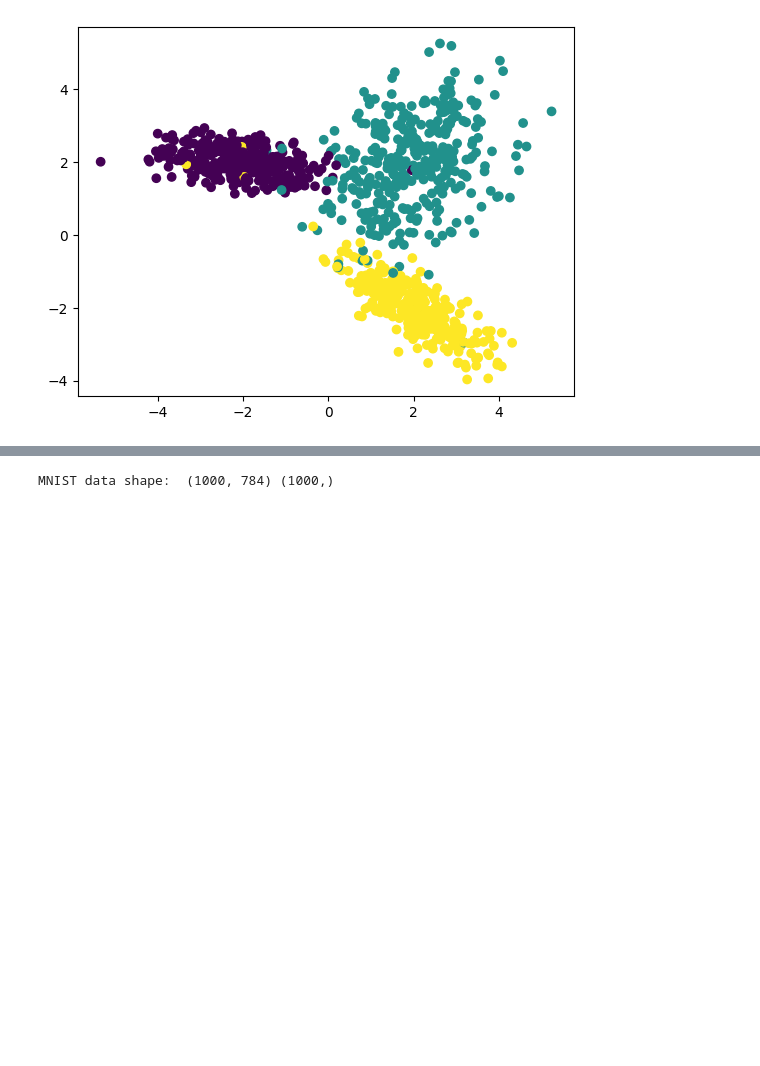
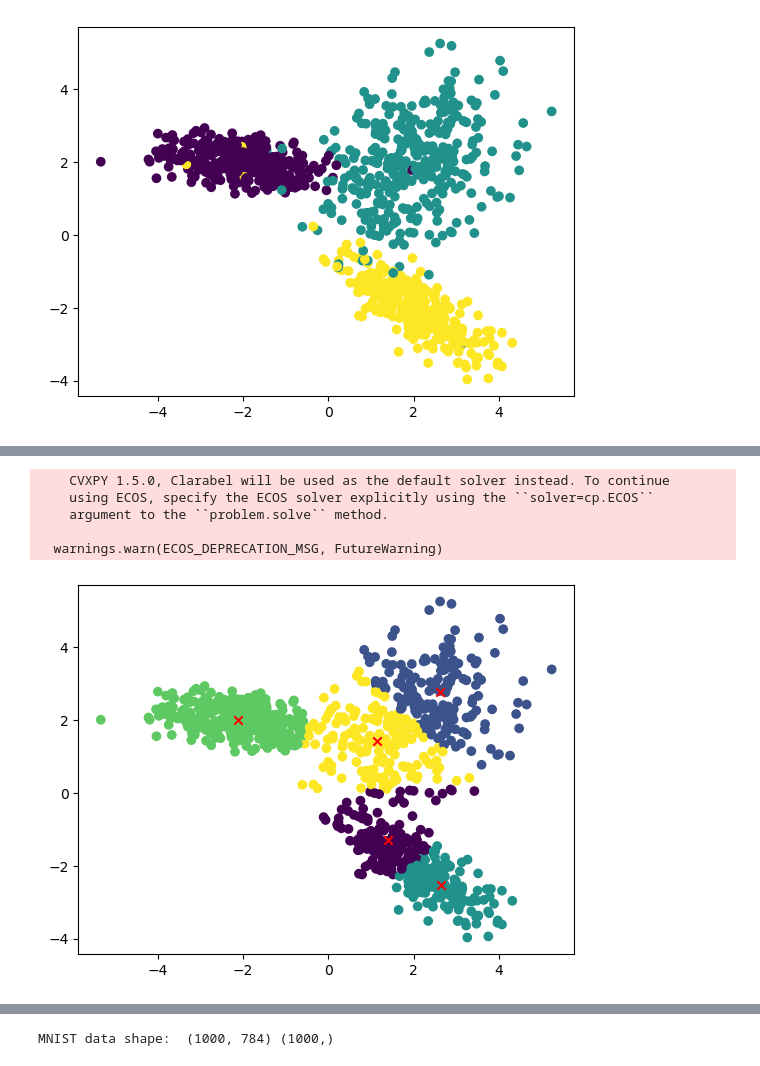
Before and after one commit to hanbyeolyoonucla/linear_programming_project, a Jupyter notebook: ECE236A_Project_Demo.ipynb, the cells around one changed output, grey strips where cells are left out. Cells and saved outputs as stored; diff of their text form; code cells hidden in the pictures; blank space fills up the shorter version.

```diff
--- a/ECE236A_Project_Demo.ipynb
+++ b/ECE236A_Project_Demo.ipynb
@@ -13,0 +31,14 @@ Synthetic data shape:  (1000, 2) (1000,)
+# %%
+# train clustering K = 5
+syn_clustering_5 = MyClustering(5)
+syn_clustering_5.train(syn_data['trainX'])
+plt.scatter(syn_data['trainX'][:, 0], syn_data['trainX'][:, 1], c=syn_clustering_5.labels)
+plt.scatter(syn_clustering_5.cluster_centers_[:, 0],syn_clustering_5.cluster_centers_[:, 1], color='red', marker='x')
+syn_clustering_nmi[1] = syn_clustering_5.evaluate_clustering(syn_data['trainY'])
+# %% [output]
+    CVXPY 1.5.0, Clarabel will be used as the default solver instead. To continue
+    using ECOS, specify the ECOS solver explicitly using the ``solver=cp.ECOS``
+    argument to the ``problem.solve`` method.
+
+  warnings.warn(ECOS_DEPRECATION_MSG, FutureWarning)
+[figure, added]
```
Also changed, not shown: parts of 19 cells of this notebook, 14 other files.
